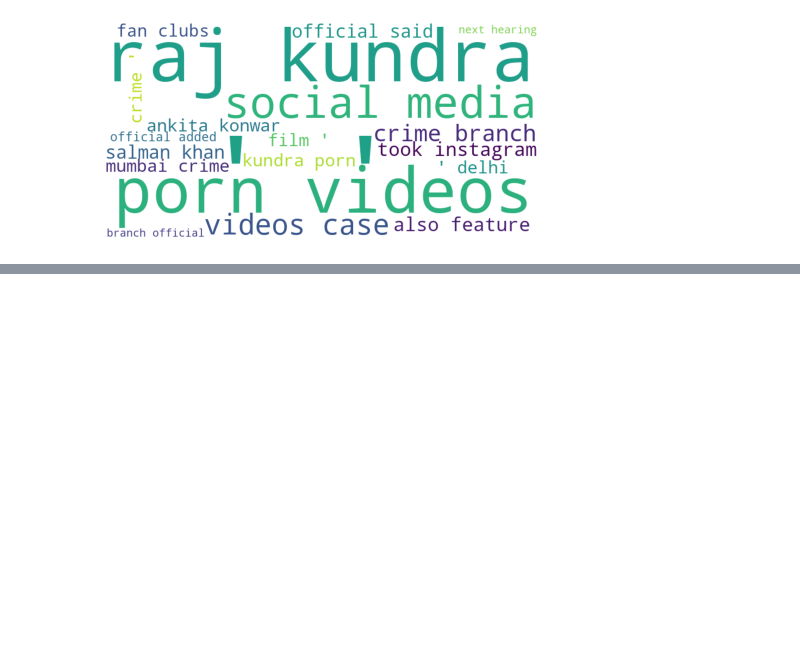
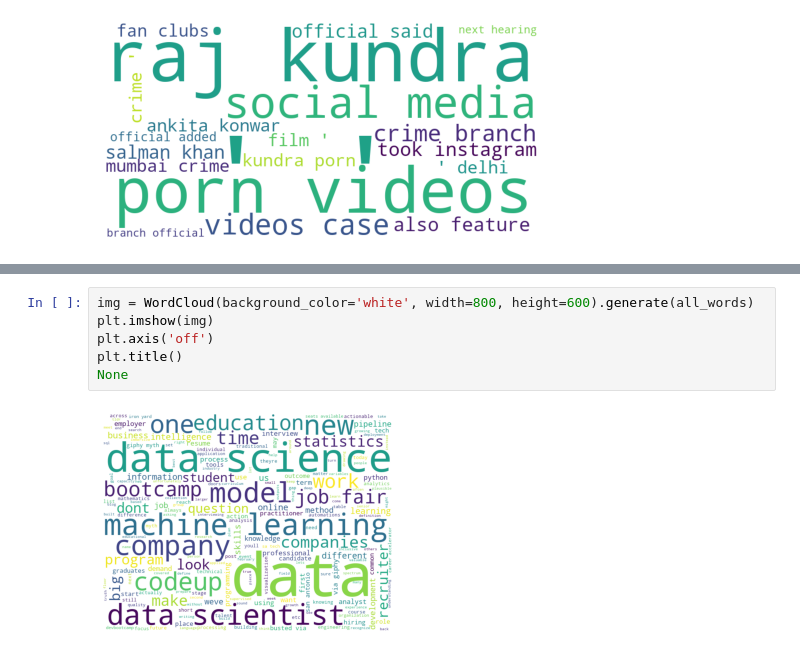
Before and after one commit to ForrestMccrosky/natural-language-processing-exercises, a Jupyter notebook: explore_NLP.ipynb, the cells around one changed output, grey strips where cells are left out. Drawn from its saved outputs; the diff is of its cells as text; blank space fills up the shorter version.

```diff
--- a/explore_NLP.ipynb
+++ b/explore_NLP.ipynb
@@ -501,0 +614,8 @@ plt.show()
+# %%
+img = WordCloud(background_color='white', width=800, height=600).generate(all_words)
+plt.imshow(img)
+plt.axis('off')
+plt.title()
+None
+# %% [output]
+[figure, added]
```
Also changed, not shown: parts of 15 cells of this notebook.
